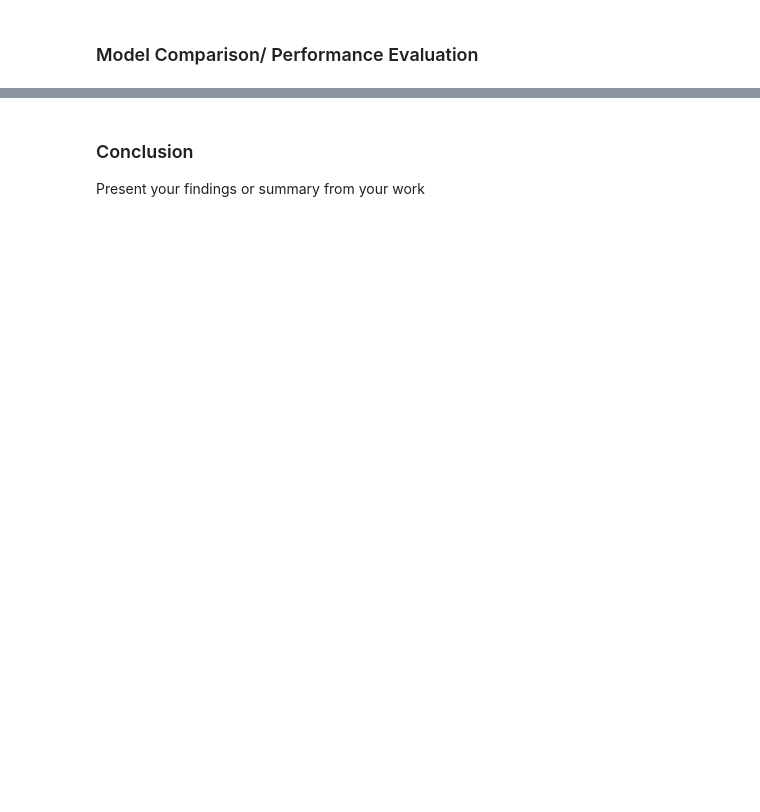
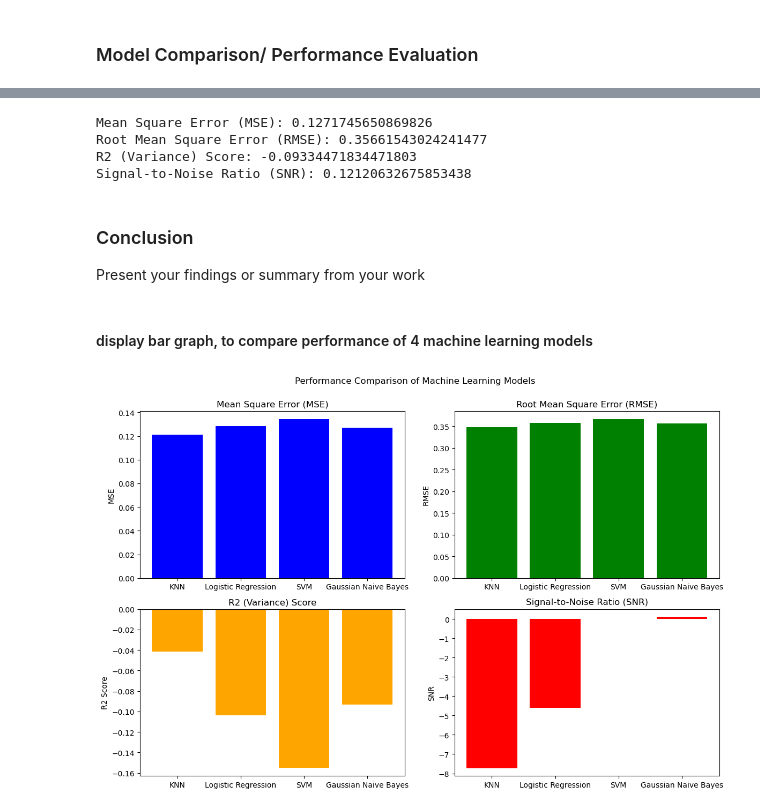
Before and after one commit to WickeyC/ds-prac, a Jupyter notebook: 5.1_Customer_Churn_Prediction_Kaggle.ipynb, the cells around one changed output, grey strips where cells are left out. Drawn from its saved outputs; the diff is of its cells as text; code cells hidden in the pictures; blank space fills up the shorter version.

```diff
--- a/5.1_Customer_Churn_Prediction_Kaggle.ipynb
+++ b/5.1_Customer_Churn_Prediction_Kaggle.ipynb
@@ -94,4 +323,68 @@ memory usage: 546.9+ KB
+# %%
+#Gaussian Naive Bayes
+
+# Mean square error (MSE)
+mse_gnb = mean_squared_error(y_test_data, y_test_data_predicted_gnb)
+print("Mean Square Error (MSE):", mse_gnb)
+
+# Root mean square error (RMSE)
+rmse_gnb = mean_squared_error(y_test_data, y_test_data_predicted_gnb, squared=False)
+print("Root Mean Square Error (RMSE):", rmse_gnb)
+
+# R2 (variance) score
+r2_gnb = r2_score(y_test_data, y_test_data_predicted_gnb)
+print("R2 (Variance) Score:", r2_gnb)
+
+# Signal-to-Noise Ratio (SNR)
+mean_squared_predicted_gnb = np.mean(y_test_data_predicted_gnb ** 2)
+mean_squared_error_gnb = np.mean((y_test_data - y_test_data_predicted_gnb) ** 2)
+snr_gnb = 10 * np.log10(mean_squared_predicted_gnb / mean_squared_error_gnb)
+print("Signal-to-Noise Ratio (SNR):", snr_gnb)
+# %% [output]
+Mean Square Error (MSE): 0.1271745650869826
+Root Mean Square Error (RMSE): 0.35661543024241477
+R2 (Variance) Score: -0.09334471834471803
+Signal-to-Noise Ratio (SNR): 0.12120632675853438
 # %% [markdown]
 ### Conclusion
 
 Present your findings or summary from your work
+# %% [markdown]
+#### display bar graph, to compare performance of 4 machine learning models
+# %%
+import matplotlib.pyplot as plt
+import numpy as np
+
+# Model names
+models = ['KNN', 'Logistic Regression', 'SVM', 'Gaussian Naive Bayes']
+# Performance metrics for each model
+mse = [mse_knn, mse_lr, mse_svm, mse_gnb]
+rmse = [rmse_knn, rmse_lr, rmse_svm, rmse_gnb]
+r2 = [r2_knn, r2_lr, r2_svm, r2_gnb]
+snr = [snr_knn, snr_lr, float(snr_svm), snr_gnb]  # Note: Handling negative infinity
+# Create subplots
+fig, axs = plt.subplots(2, 2, figsize=(12, 8))
+fig.suptitle('Performance Comparison of Machine Learning Models')
+# Bar plot for MSE
+axs[0, 0].bar(models, mse, color='blue')
+axs[0, 0].set_title('Mean Square Error (MSE)')
+axs[0, 0].set_ylabel('MSE')
+# Bar plot for RMSE
+axs[0, 1].bar(models, rmse, color='green')
+axs[0, 1].set_title('Root Mean Square Error (RMSE)')
+axs[0, 1].set_ylabel('RMSE')
+# Bar plot for R2 Score
+axs[1, 0].bar(models, r2, color='orange')
+axs[1, 0].set_title('R2 (Variance) Score')
+axs[1, 0].set_ylabel('R2 Score')
+# Bar plot for SNR
+axs[1, 1].bar(models, snr, color='red')
+axs[1, 1].set_title('Signal-to-Noise Ratio (SNR)')
+axs[1, 1].set_ylabel('SNR')
+# Adjust layout
+plt.tight_layout()
+plt.subplots_adjust(top=0.9)
+# Show the plot
+plt.show()
+# %% [output]
+[figure, added]
```
Also changed, not shown: parts of 31 cells of this notebook, 25 other files.
